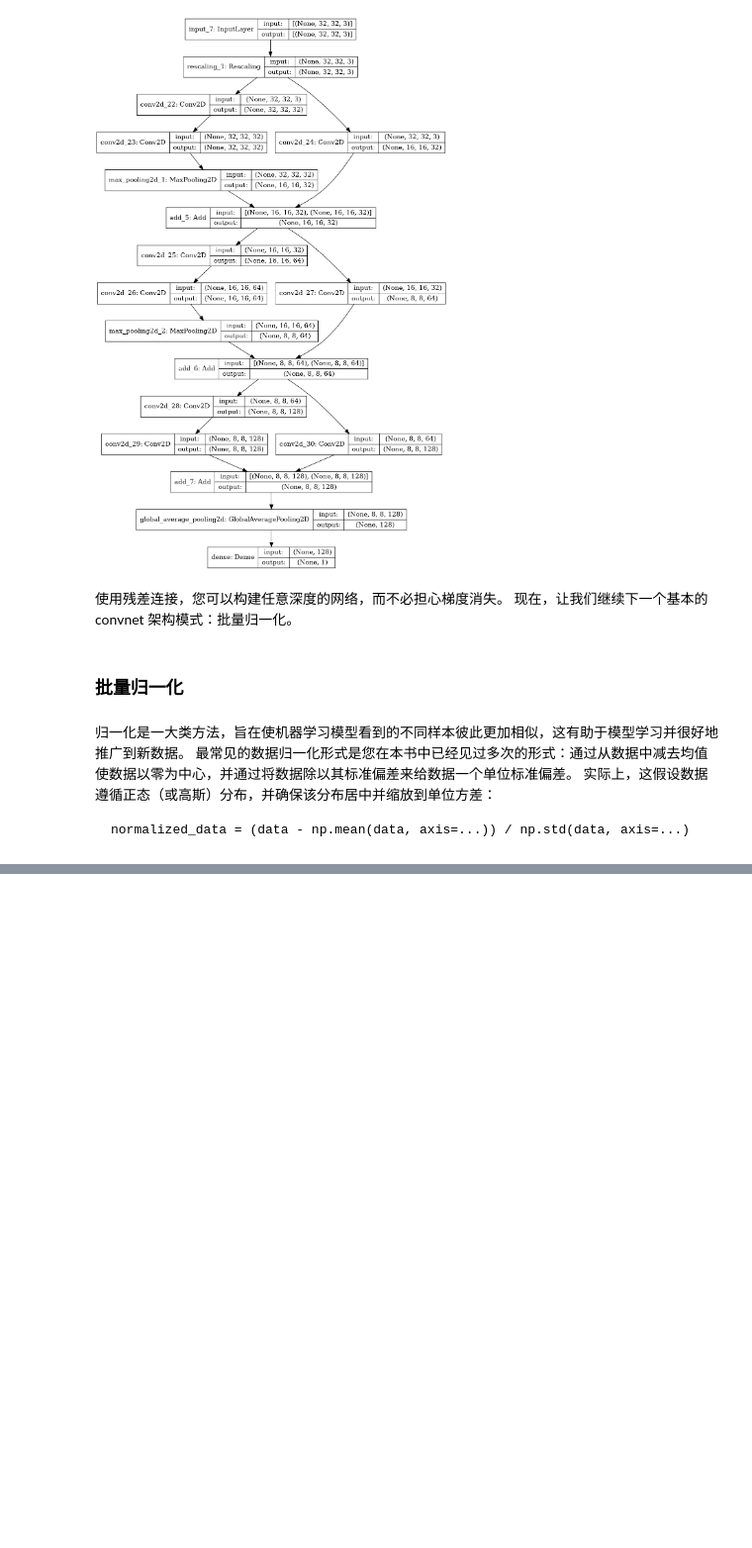
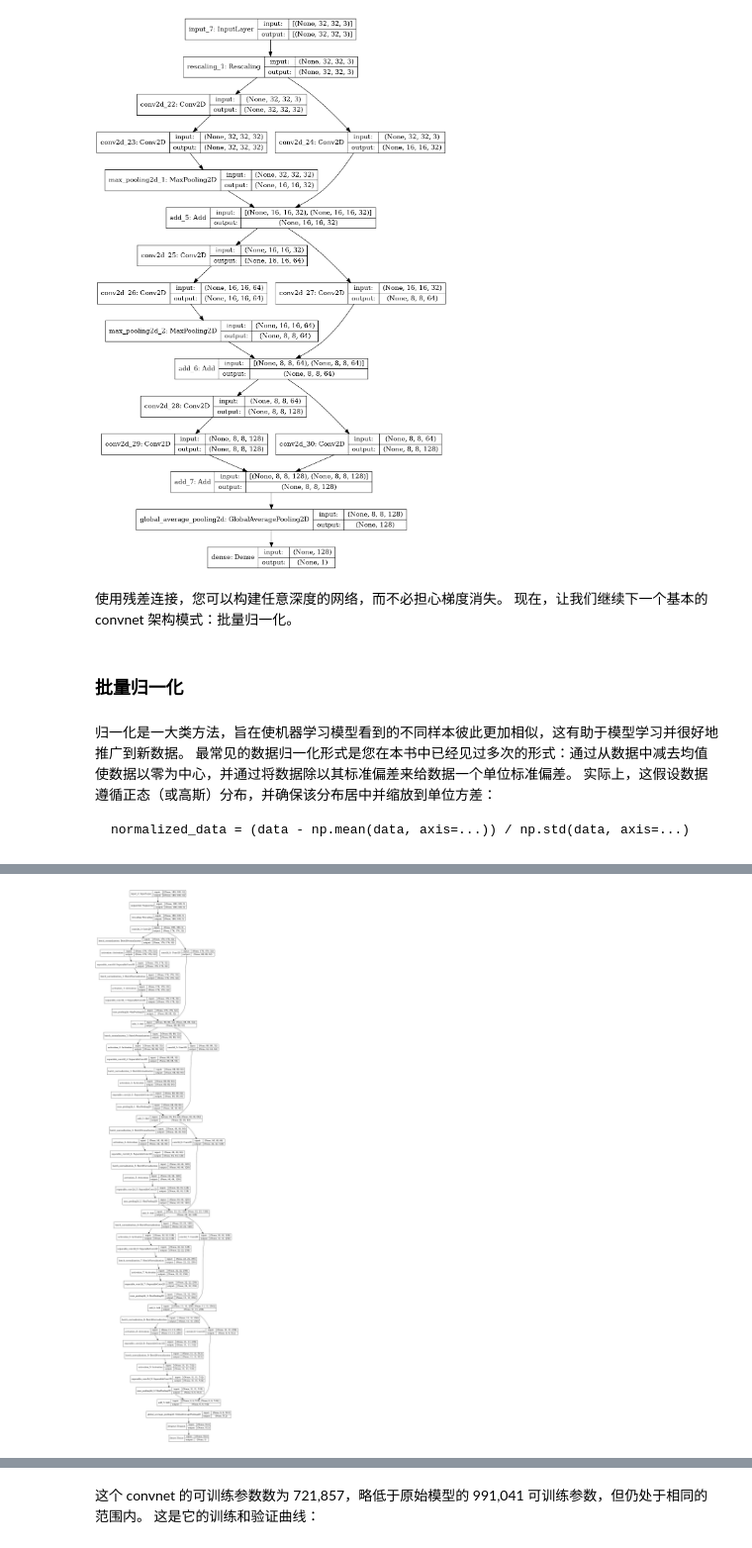
Before and after one commit to ustchope/dlwpn, a Jupyter notebook: ch9.ipynb, the cells around one changed output, grey strips where cells are left out. Shown at 99% size. Drawn from its saved outputs; the diff is of its cells as text; code cells hidden in the pictures; blank space fills up the shorter version.

```diff
--- a/ch9.ipynb
+++ b/ch9.ipynb
@@ -584,0 +672,5 @@ normalized_data = (data - np.mean(data, axis=...)) / np.std(data, axis=...)
+# %%
+data_augmentation = keras.Sequential([layers.experimental.preprocessing.RandomFlip("horizontal"),
+                                      layers.experimental.preprocessing.RandomRotation(0.1),
+                                      layers.experimental.preprocessing.RandomZoom(0.2),
+                                     ])
@@ -584,0 +679,36 @@ normalized_data = (data - np.mean(data, axis=...)) / np.std(data, axis=...)
+# %%
+inputs = keras.Input(shape=(180, 180, 3))
+# 我们使用与以前相同的数据增强配置。
+x = data_augmentation(inputs)
+
+# 不要忘记输入重新缩放！
+x = layers.experimental.preprocessing.Rescaling(1./255)(x)
+
+# 请注意，作为可分离卷积基础的假设，“特征通道在很大程度上是独立的”，
+# 不适用于 RGB 图像！ 红、绿、蓝颜色通道在自然图像中实际上高度相关。
+# 因此，我们模型中的第一层是常规的 Conv2D 层。 之后我们将开始使用 SeparableConv2D。
+x = layers.Conv2D(filters=32, kernel_size=5, use_bias=False)(x)
+
+# 我们应用一系列具有增加特征深度的卷积块。
+# 每个块由两个批量归一化的深度可分离卷积层和一个最大池化层组成，整个块周围有一个残差连接。
+for size in [32, 64, 128, 256, 512]:
+    residual = x
+
+    x = layers.BatchNormalization()(x)
+    x = layers.Activation("relu")(x)
+    x = layers.SeparableConv2D(size, 3, padding="same", use_bias=False)(x)
+    x = layers.BatchNormalization()(x)
+    x = layers.Activation("relu")(x)
+    x = layers.SeparableConv2D(size, 3, padding="same", use_bias=False)(x)
+    x = layers.MaxPooling2D(3, strides=2, padding="same")(x)
+    residual = layers.Conv2D(size, 1, strides=2, padding="same", use_bias=False)(residual)
+    x = layers.add([x, residual])
+
+# 在原始模型中，我们在层之前使用了一层。 在这里，我们使用 GlobalAveragePooling2D 层对 Dense 进行扁平化处理。
+x = layers.GlobalAveragePooling2D()(x)
+# 就像在原始模型中一样，我们添加了一个用于正则化的 dropout 层。
+x = layers.Dropout(0.5)(x)
+
+outputs = layers.Dense(1, activation="sigmoid")(x)
+
+model = keras.Model(inputs=inputs, outputs=outputs)
@@ -584,0 +737,6 @@ normalized_data = (data - np.mean(data, axis=...)) / np.std(data, axis=...)
+# %%
+from tensorflow.keras.utils import plot_model
+
+plot_model(model,show_shapes=True)
+# %% [output]
+[figure, added]
@@ -584,0 +744,2 @@ normalized_data = (data - np.mean(data, axis=...)) / np.std(data, axis=...)
+# %% [markdown]
+这个 convnet 的可训练参数数为 721,857，略低于原始模型的 991,041 可训练参数，但仍处于相同的范围内。 这是它的训练和验证曲线：
```
Also changed, not shown: parts of 109 cells of this notebook, 1 other file.
